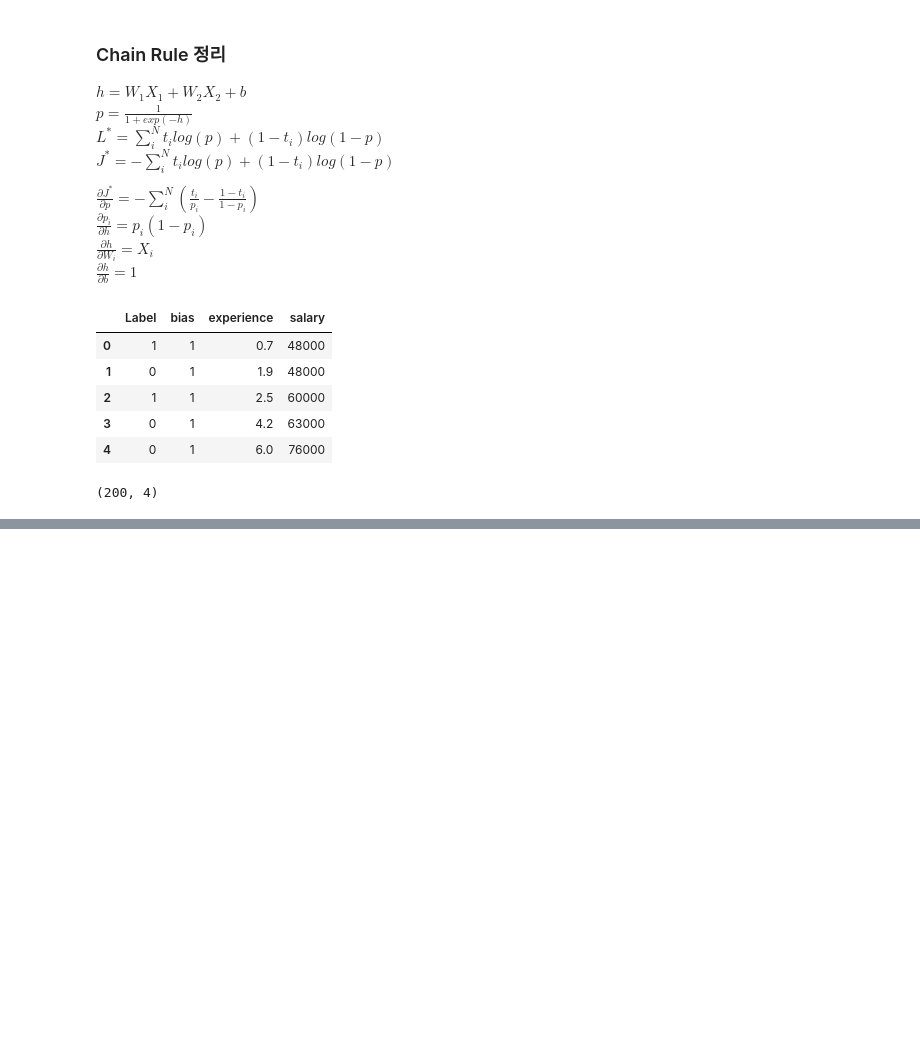
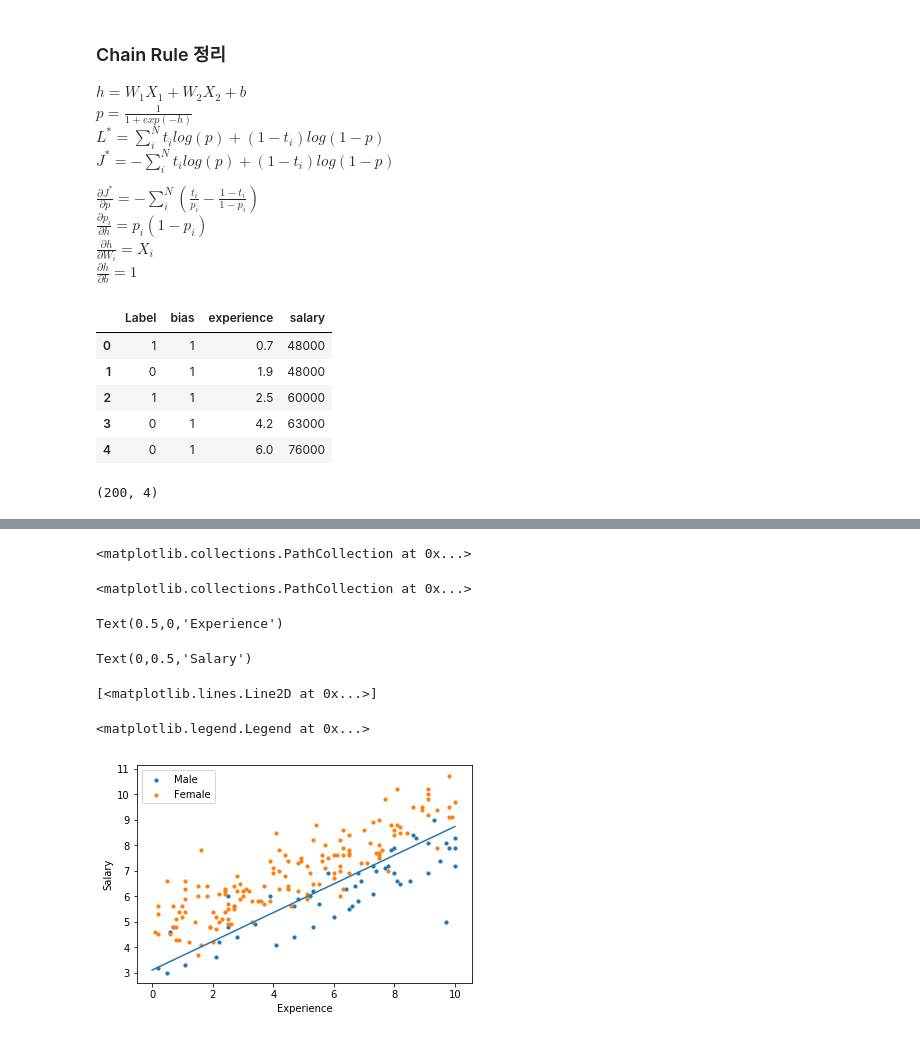
Before and after one commit to hunhoon21/TOBIGS_HW, a Jupyter notebook: 1_LogisticRegression/1_Optimization.ipynb, the cells around one changed output, grey strips where cells are left out. Saved outputs shown, nothing was run; the diff lists cells and outputs as text; code cells hidden in the pictures; blank space fills up the shorter version.

```diff
--- a/1_LogisticRegression/1_Optimization.ipynb
+++ b/1_LogisticRegression/1_Optimization.ipynb
@@ -143,0 +149,27 @@ l.params
+# %%
+# filter out the applicants that got admitted
+MALE = data[data['Label']==1]
+FEMALE = data[data['Label'] == 0]
+# %%
+# plots
+fig = plt.figure()
+plt.scatter(MALE.iloc[:, 1], MALE.iloc[:, 2], s=10, label='Male')
+plt.scatter(FEMALE.iloc[:, 1], FEMALE.iloc[:, 2], s=10, label='Female')
+
+x_axis = np.linspace(0, 10,50)
+y_axis = -(l.params['b'][0] + x_axis*l.params['W'][0]) / l.params['W'][1]
+
+ax = fig.add_subplot(1,1,1)
+ax.set_xlabel('Experience')
+ax.set_ylabel('Salary')
+plt.plot(x_axis, y_axis)
+plt.legend()
+plt.show()
+# %% [output]
+<matplotlib.collections.PathCollection at 0x...>
+<matplotlib.collections.PathCollection at 0x...>
+Text(0.5,0,'Experience')
+Text(0,0.5,'Salary')
+[<matplotlib.lines.Line2D at 0x...>]
+<matplotlib.legend.Legend at 0x...>
+[figure, added]
```
Also changed, not shown: parts of 8 cells of this notebook.
